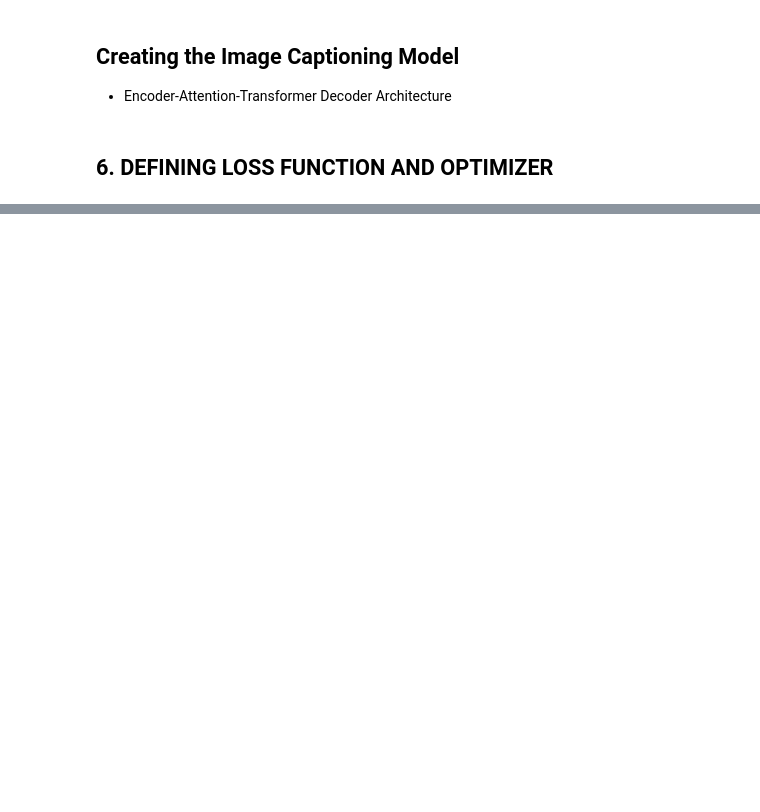
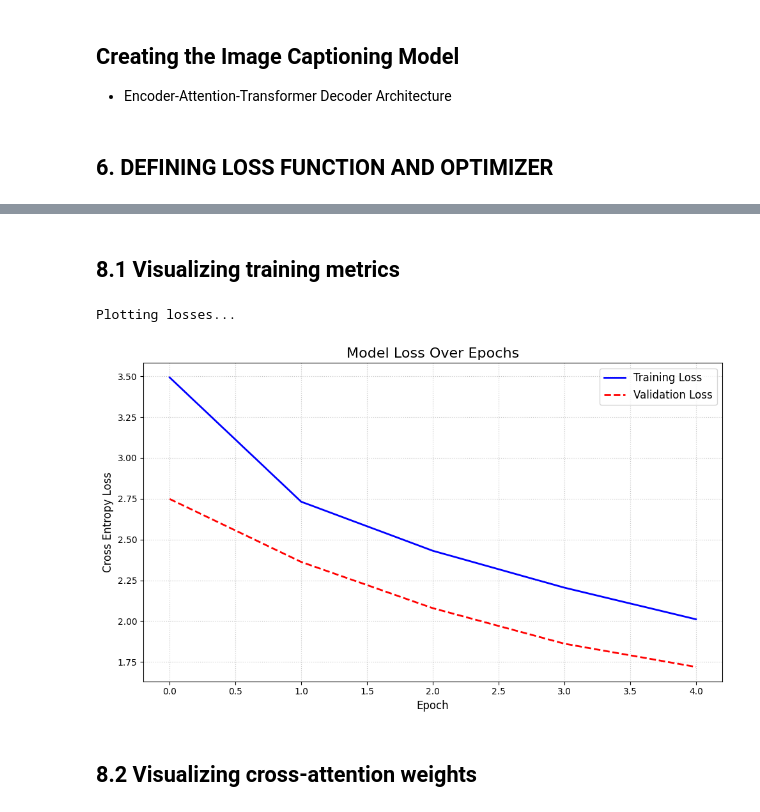
Before and after one commit to KendiJ/DeepNetworks-ELTE, a Jupyter notebook: 02_Assignment/02_HW.ipynb, the cells around one changed output, grey strips where cells are left out. Saved outputs shown, nothing was run; the diff lists cells and outputs as text; code cells hidden in the pictures; blank space fills up the shorter version.

```diff
--- a/02_Assignment/02_HW.ipynb
+++ b/02_Assignment/02_HW.ipynb
@@ -307,6 +289,7 @@ index created!
 class CNNEncoder(nn.Module):
     def __init__(self, encoder_dim=2048, fine_tune_from=6):
         super(CNNEncoder, self).__init__()
+        self.encoder_dim = encoder_dim
         resnet = models.resnet50(weights=models.ResNet50_Weights.DEFAULT)
 
         modules = list(resnet.children())[:-2]
@@ -322,7 +305,7 @@ class CNNEncoder(nn.Module):
 
     def forward(self, images):
         features = self.resnet(images)
-        batch_size, channels, h, w = features.shape
+        batch_size, channels, _, _ = features.shape
         features = features.view(batch_size, channels, -1)
         features = features.permute(0, 2, 1)
 
@@ -482,0 +559,15 @@ Loss function, Optimizer, and Scheduler successfully initialized!
+# %%
+
+
+t_losses, v_losses = train(
+    model,
+    train_loader,
+    train_loader,
+    # val_loader,
+    criterion,
+    optimizer,
+    scheduler,
+    num_epochs=5,
+    device=device,
+    patience=3
+)
@@ -482,0 +588,25 @@ Loss function, Optimizer, and Scheduler successfully initialized!
+# %% [markdown]
+## 8.1 Visualizing training metrics
+# %%
+def plot_losses(train_losses, val_losses):
+    plt.figure(figsize=(10, 6))
+
+    plt.plot(train_losses, label='Training Loss', color='blue', linewidth=2)
+    plt.plot(val_losses, label='Validation Loss', color='red', linestyle='--', linewidth=2)
+
+    plt.title('Model Loss Over Epochs', fontsize=16)
+    plt.xlabel('Epoch', fontsize=12)
+    plt.ylabel('Cross Entropy Loss', fontsize=12)
+    plt.legend(fontsize=12)
+    plt.grid(True, linestyle=':', alpha=0.7)
+
+    plt.tight_layout()
+    plt.show()
+%matplotlib inline
+print("Plotting losses...")
+plot_losses(t_losses, v_losses)
+# %% [output]
+Plotting losses...
+[figure, added]
+# %% [markdown]
+## 8.2 Visualizing cross-attention weights
```
Also changed, not shown: parts of 15 cells of this notebook.
